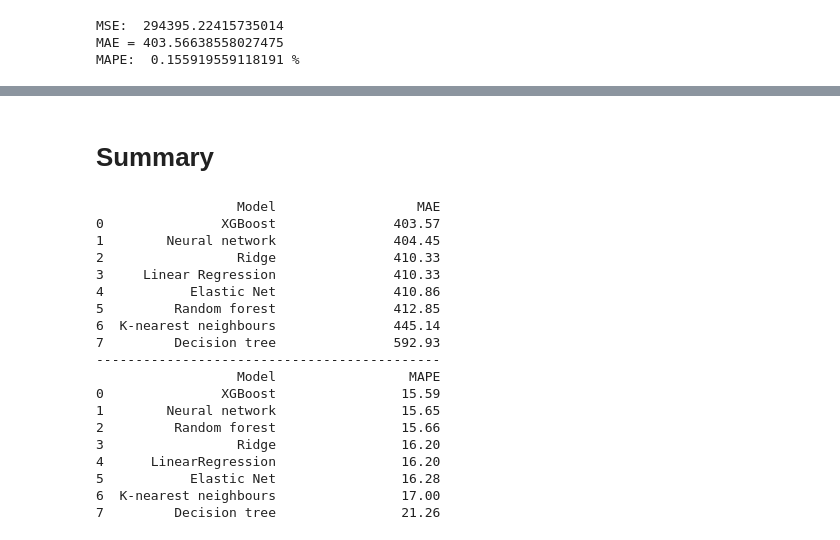
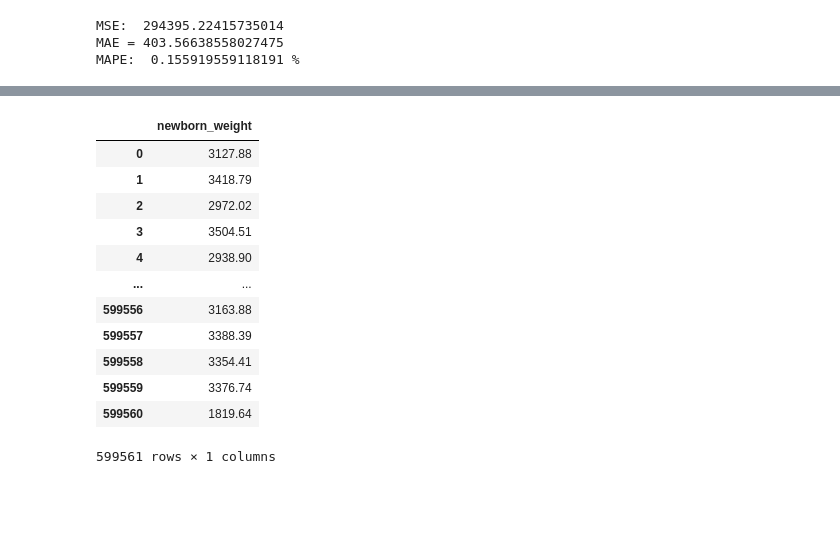
Before and after one commit to AlexWieli/ML_project, a Jupyter notebook: regression/regression_submit.ipynb, the cells around one changed output, grey strips where cells are left out. Saved outputs shown, nothing was run; the diff lists cells and outputs as text; code cells hidden in the pictures; blank space fills up the shorter version.

```diff
--- a/regression/regression_submit.ipynb
+++ b/regression/regression_submit.ipynb
@@ -896,2 +650,0 @@ nn_mape = mean_absolute_percentage_error(y_val, y_pred_nn)*100
-# %% [markdown]
-# Summary
@@ -926,24 +650,0 @@ df_mape = pd.DataFrame(models_mape[1:], columns=models_mape[0])
-# %%
-print(df_mae.sort_values('MAE').reset_index(drop=True))
-print('--------------------------------------------')
-print(df_mape.sort_values('MAPE').reset_index(drop=True))
-# %% [output]
-                  Model                  MAE
-0               XGBoost               403.57
-1        Neural network               404.45
-2                 Ridge               410.33
-3     Linear Regression               410.33
-4           Elastic Net               410.86
-5         Random forest               412.85
-6  K-nearest neighbours               445.14
-7         Decision tree               592.93
---------------------------------------------
-                  Model                 MAPE
-0               XGBoost                15.59
-1        Neural network                15.65
-2         Random forest                15.66
-3                 Ridge                16.20
-4      LinearRegression                16.20
-5           Elastic Net                16.28
-6  K-nearest neighbours                17.00
-7         Decision tree                21.26
@@ -949,0 +656,16 @@ print(df_mape.sort_values('MAPE').reset_index(drop=True))
+# %%
+predictions_df
+# %% [output]
+|  | newborn_weight |
+| 0 | 3127.88 |
+| 1 | 3418.79 |
+| 2 | 2972.02 |
+| 3 | 3504.51 |
+| 4 | 2938.90 |
+| ... | ... |
+| 599556 | 3163.88 |
+| 599557 | 3388.39 |
+| 599558 | 3354.41 |
+| 599559 | 3376.74 |
+| 599560 | 1819.64 |
+599561 rows × 1 columns
```
Also changed, not shown: parts of 43 cells of this notebook.
